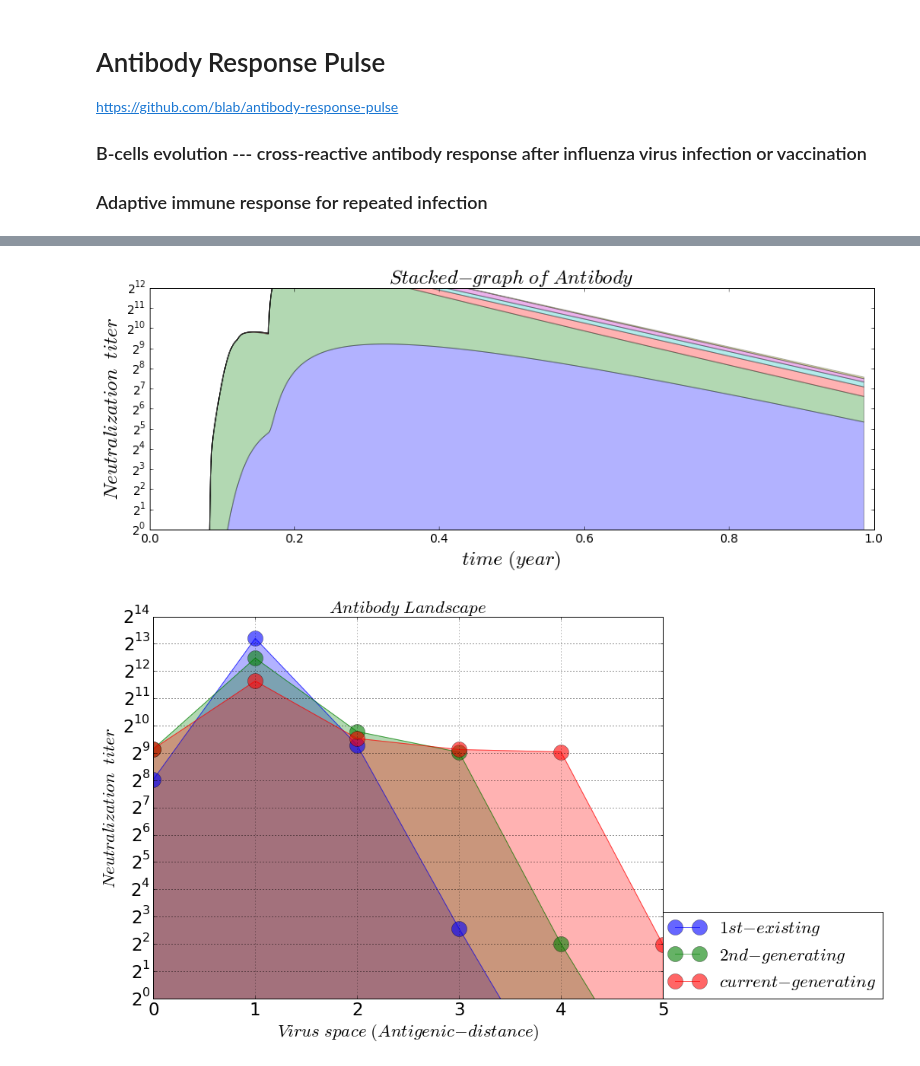
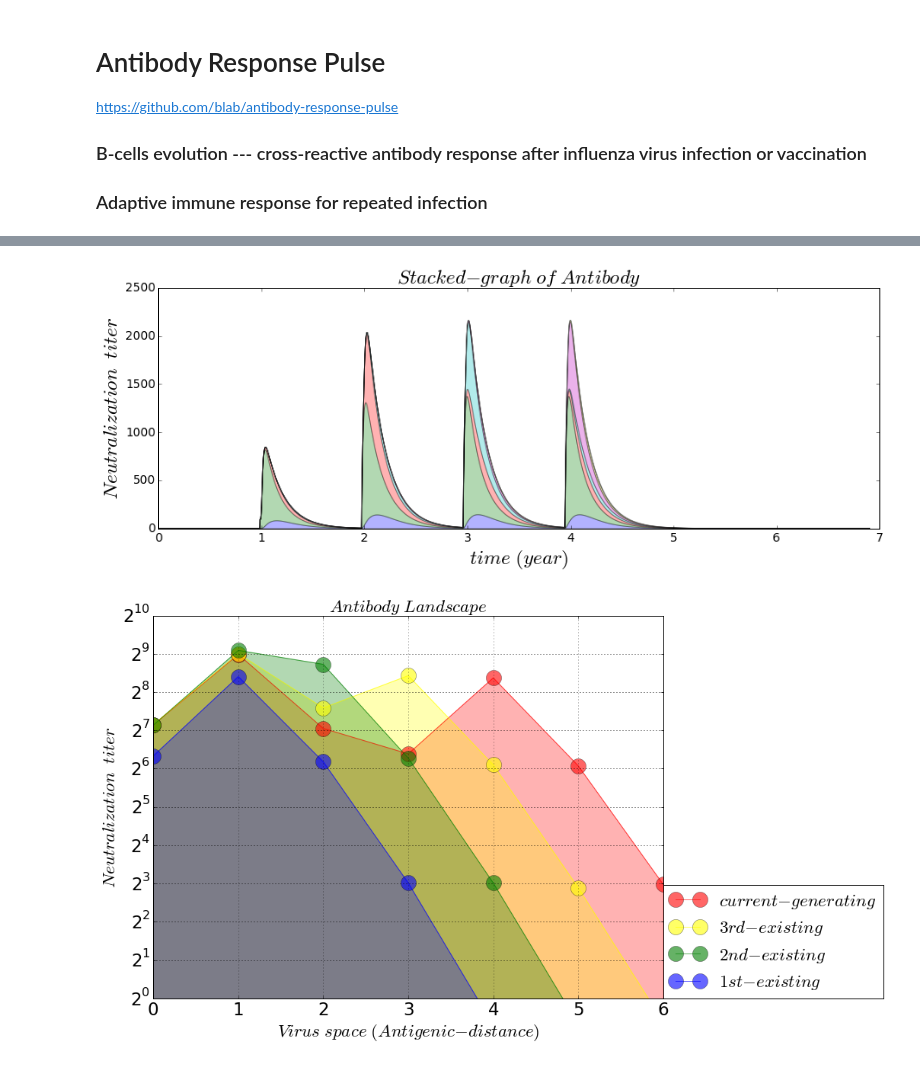
Before and after one commit to blab/antibody-response-pulse, a Jupyter notebook: bcell-array/code/Virus_Bcell_IgM_IgG_Infection.ipynb, the cells around one changed output, grey strips where cells are left out. Saved outputs shown, nothing was run; the diff lists cells and outputs as text; code cells hidden in the pictures.

```diff
--- a/bcell-array/code/Virus_Bcell_IgM_IgG_Infection.ipynb
+++ b/bcell-array/code/Virus_Bcell_IgM_IgG_Infection.ipynb
@@ -37,14 +37,15 @@ plt.text(0, 7.0/9, r'$ \frac{\partial V_n(t)}{\partial t} = \
          +\mu_{v} V_{n}(t)(1 - \frac{V_n(t)}{V_{max}}) - \phi_{m} M_{n}(t) V_{n}(t) - \phi_{g} G_{n}(t) V_{n}(t) $'
          , fontsize = 1.2*AlvaFontSize)
 plt.text(0, 5.0/9, r'$ \frac{\partial B_n(t)}{\partial t} = \
-         +\mu_{b} + (\beta_{m} + \beta_{g}) V_{n}(t) B_{n}(t) - \mu_{b} B_{n}(t) \
-         + m V_{n}(t)\frac{B_{i-1}(t) - 2B_i(t) + B_{i+1}(t)}{(\Delta i)^2} $'
+         +\mu_{b}V_{n}(t)(1 - \frac{V_n(t)}{V_{max}}) + (\beta_{m} + \beta_{g}) V_{n}(t) B_{n}(t) - \mu_{b} B_{n}(t) \
+         + m_b V_{n}(t)\frac{B_{i-1}(t) - 2B_i(t) + B_{i+1}(t)}{(\Delta i)^2} $'
          , fontsize = 1.2*AlvaFontSize)
 plt.text(0, 3.0/9,r'$ \frac{\partial M_n(t)}{\partial t} = \
          +\xi_{m} B_{n}(t) - \phi_{m} M_{n}(t) V_{n}(t) - \mu_{m} M_{n}(t) $'
          , fontsize = 1.2*AlvaFontSize)
 plt.text(0, 1.0/9,r'$ \frac{\partial G_n(t)}{\partial t} = \
-         +\xi_{g} B_{n}(t) - \phi_{g} G_{n}(t) V_{n}(t) - \mu_{g} G_{n}(t) $'
+         +\xi_{g} B_{n}(t) - \phi_{g} G_{n}(t) V_{n}(t) - \mu_{g} G_{n}(t) \
+         + m_a V_{n}(t)\frac{G_{i-1}(t) - 2G_i(t) + G_{i+1}(t)}{(\Delta i)^2} $'
          , fontsize = 1.2*AlvaFontSize)
 
 plt.savefig(save_figure, dpi = 100)
@@ -114,6 +115,6 @@ def dGdt_array(VBMGxt = [], *args):
     leftX[0] = centerX[0]
     rightX[-1] = centerX[-1]
     dG_dt_array[:] = +(inRateG + alva.event_OAS)*B[:] - consumeRateG*G[:]*V[:] - outRateG*G[:] \
-                     + mutatRate*(leftX[:] - 2*centerX[:] + rightX[:])/(dx**2)
+                     + mutatRateA*(leftX[:] - 2*centerX[:] + rightX[:])/(dx**2)
     return(dG_dt_array)
 # %% [output]
@@ -149,12 +150,12 @@ inRateG = inRateM/10 # in-rate of antibody-IgG from memory B-cell
 outRateG = outRateM/250 # out-rate of antibody-IgG from memory B-cell
 consumeRateG = killRateVg  # consume-rate of antibody-IgG by cleaning virus
 
-mutatRateB = 0.00005/hour # B-cell mutation rate
-mutatRate = 0.0001/hour # mutation rate
+mutatRateB = 0.00002/hour # B-cell mutation rate
+mutatRateA = 0.0002/hour # mutation rate
 
 # time boundary and griding condition
 minT = float(0)
-maxT = float(12*30*day)
+maxT = float(7*12*30*day)
 totalPoint_T = int(4*10**3 + 1)
 gT = np.linspace(minT, maxT, totalPoint_T)
 spacingT = np.linspace(minT, maxT, num = totalPoint_T, retstep = True)
@@ -163,7 +164,7 @@ dt = spacingT[1]
 
 # space boundary and griding condition
 minX = float(0)
-maxX = float(5)
+maxX = float(6)
 totalPoint_X = int(maxX - minX + 1)
 gX = np.linspace(minX, maxX, totalPoint_X)
 gridingX = np.linspace(minX, maxX, num = totalPoint_X, retstep = True)
@@ -175,18 +176,21 @@ gM_array = np.zeros([totalPoint_X, totalPoint_T])
 gG_array = np.zeros([totalPoint_X, totalPoint_T])
 # initial output condition
 #gV_array[1, 0] = float(2)
-#[pre-parameter, post-parameter, recovered-day, OAS+, OSA-]
+#[pre-parameter, post-parameter, recovered-day, OAS+, OSA-, origin_virus]
 actRateBg_1st = 0.0002/hour # activation rate of memory B-cell at 1st time (pre-)
 actRateBg_2nd = actRateBg_1st*10 # activation rate of memory B-cell at 2nd time (post-)
+origin_virus = int(1)
 event_parameter = np.array([[actRateBg_1st,
                             actRateBg_2nd,
                             14*day,
                             +5/hour,
-                            -actRateBm - actRateBg_1st + (actRateBm + actRateBg_1st)/1.3]])
+                            -actRateBm - actRateBg_1st + (actRateBm + actRateBg_1st)/1.3,
+                            origin_virus]])
+
 # [viral population, starting time] ---first
-infection_period = 1*30*day
+infection_period = 12*30*day
 viral_population = np.zeros(int(maxX + 1))
-viral_population[1:-1] = 3
+viral_population[origin_virus:-2] = 3
 infection_starting_time = np.arange(int(maxX + 1))*infection_period
 event_1st = np.zeros([int(maxX + 1), 2])
 event_1st[:, 0] = viral_population
@@ -195,7 +199,7 @@ print ('event_1st = {:}'.format(event_1st))
 
 # [viral population, starting time] ---2nd]
 viral_population = np.zeros(int(maxX + 1))
-viral_population[1:-1] = 0
+viral_population[origin_virus:-1] = 0
 infection_starting_time = np.arange(int(maxX + 1))*0
 event_2nd = np.zeros([int(maxX + 1), 2])
 event_2nd[:, 0] = viral_population
@@ -233,7 +237,7 @@ for i in range(totalPoint_X):
     plt.xlim([minT, maxT])
     plt.xticks(fontsize = AlvaFontSize*0.6)
     plt.yticks(fontsize = AlvaFontSize*0.6)
-    plt.ylim([2**0, 2**12])
+    plt.ylim([2**0, 2**14])
     plt.yscale('log', basey = 2)
     plt.legend(loc = (1,0), fontsize = AlvaFontSize)
     plt.savefig(save_figure, dpi = 100)
@@ -260,21 +267,21 @@ event_2nd = [[ 0.  0.]
 # %%
 # Normalization stacked graph
 numberingFig = numberingFig + 1
 plt.figure(numberingFig, figsize = AlvaFigSize)
 plt.stackplot(gT, gM + gG, alpha = 0.3)
 plt.title(r'$ Stacked-graph \ of \ Antibody $', fontsize = AlvaFontSize)
 plt.xlabel(r'$time \ (%s)$'%(timeUnit), fontsize = AlvaFontSize)
 plt.ylabel(r'$ Neutralization \ \ titer $', fontsize = AlvaFontSize)
 plt.xticks(fontsize = AlvaFontSize*0.6)
 plt.yticks(fontsize = AlvaFontSize*0.6)
-plt.ylim([2**0, 2**12])
-plt.yscale('log', basey = 2)
+#plt.ylim([2**0, 2**14])
+#plt.yscale('log', basey = 2)
 plt.show()
 # %% [output]
-[figure, old version]
+[figure, new version]
 # %%
 # expected peak of the antibody response
-
+sample_time = 60*day
 # plotting
 figure_name = '-landscape'
 figure_suffix = '.png'
@@ -282,20 +289,27 @@ save_figure = os.path.join(dir_path, file_name + figure_name + file_suffix)
 
 numberingFig = numberingFig + 1
 plt.figure(numberingFig, figsize = (12, 9))
-detect_time = int(totalPoint_T/(maxT - minT)*(2.5*infection_period))
+
+detect_time = int(totalPoint_T/(maxT - minT)*(4*infection_period + sample_time))
+plt.plot(gX, gM[:, detect_time] + gG[:, detect_time], marker = 'o', markersize = 20, color = 'red', alpha = 0.6
+         , label = r'$ current-generating $')
+plt.fill_between(gX, gM[:, detect_time] + gG[:, detect_time], color = 'red', alpha = 0.3)
+
+detect_time = int(totalPoint_T/(maxT - minT)*(3*infection_period + sample_time))
+plt.plot(gX, gM[:, detect_time] + gG[:, detect_time], marker = 'o', markersize = 20, color = 'yellow', alpha = 0.6
+         , label = r'$ 3rd-existing $')
+plt.fill_between(gX, gM[:, detect_time] + gG[:, detect_time], color = 'yellow', alpha = 0.3)
+
+
+detect_time = int(totalPoint_T/(maxT - minT)*(2*infection_period + sample_time))
+plt.plot(gX, gM[:, detect_time] + gG[:, detect_time], marker = 'o', markersize = 20, color = 'green', alpha = 0.6
+         , label = r'$ 2nd-existing $')
+plt.fill_between(gX, gM[:, detect_time] + gG[:, detect_time], color = 'green', alpha = 0.3)
+
+detect_time = int(totalPoint_T/(maxT - minT)*(1*infection_period + sample_time))
 plt.plot(gX, gM[:, detect_time] + gG[:, detect_time], marker = 'o', markersize = 20, color = 'blue', alpha = 0.6
          , label = r'$ 1st-existing $')
-plt.fill_between(gX, gM[:, detect_time] + gG[:, detect_time], color = 'blue', alpha=0.3)
-
-detect_time = int(totalPoint_T/(maxT - minT)*(3.5*infection_period))
-plt.plot(gX, gM[:, detect_time] + gG[:, detect_time], marker = 'o', markersize = 20, color = 'green', alpha = 0.6
-         , label = r'$ 2nd-generating $')
-plt.fill_between(gX, gM[:, detect_time] + gG[:, detect_time], color = 'green', alpha=0.3)
-
-detect_time = int(totalPoint_T/(maxT - minT)*(4.5*infection_period))
-plt.plot(gX, gM[:, detect_time] + gG[:, detect_time], marker = 'o', markersize = 20, color = 'red', alpha = 0.6
-         , label = r'$ current-generating $')
-plt.fill_between(gX, gM[:, detect_time] + gG[:, detect_time], color = 'red', alpha=0.3)
+plt.fill_between(gX, gM[:, detect_time] + gG[:, detect_time], color = 'blue', alpha = 0.3)
 
 plt.grid(True, which = 'both')
 plt.title(r'$ Antibody \ Landscape $', fontsize = AlvaFontSize)
@@ -304,10 +318,10 @@ plt.ylabel(r'$ Neutralization \ \ titer $', fontsize = AlvaFontSize)
 plt.xlim([minX, maxX])
 plt.xticks(fontsize = AlvaFontSize)
 plt.yticks(fontsize = AlvaFontSize)
-plt.ylim([2**0, 2**14])
+plt.ylim([2**0, 2**10])
 plt.yscale('log', basey = 2)
 plt.legend(loc = (1,0), fontsize = AlvaFontSize)
 plt.savefig(save_figure, dpi = 100)
 plt.show()
 # %% [output]
-[figure, old version]
+[figure, new version]
```
Also changed, not shown: parts of 2 cells of this notebook, 14 other files.
